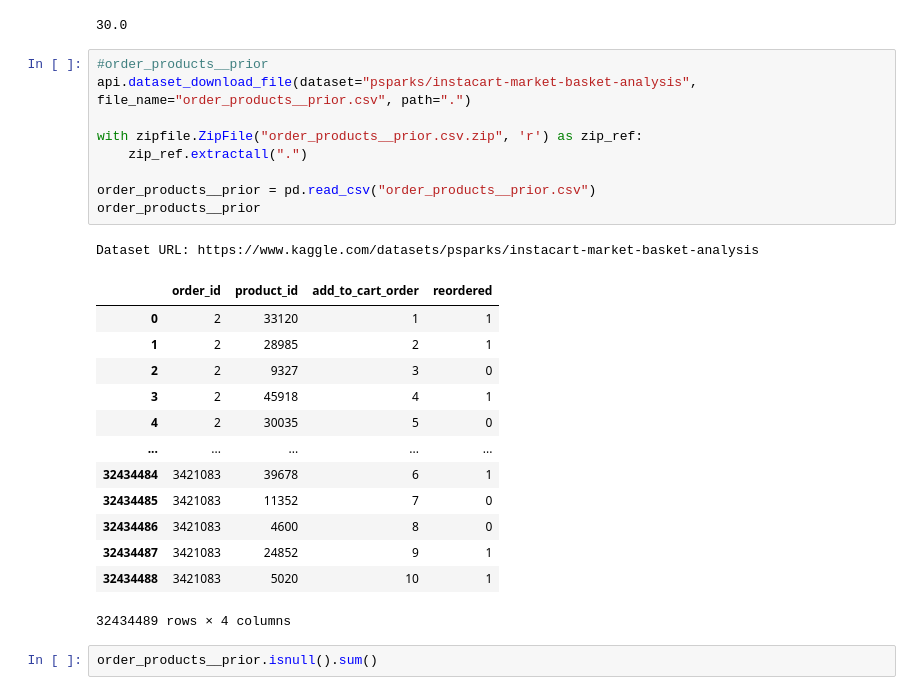
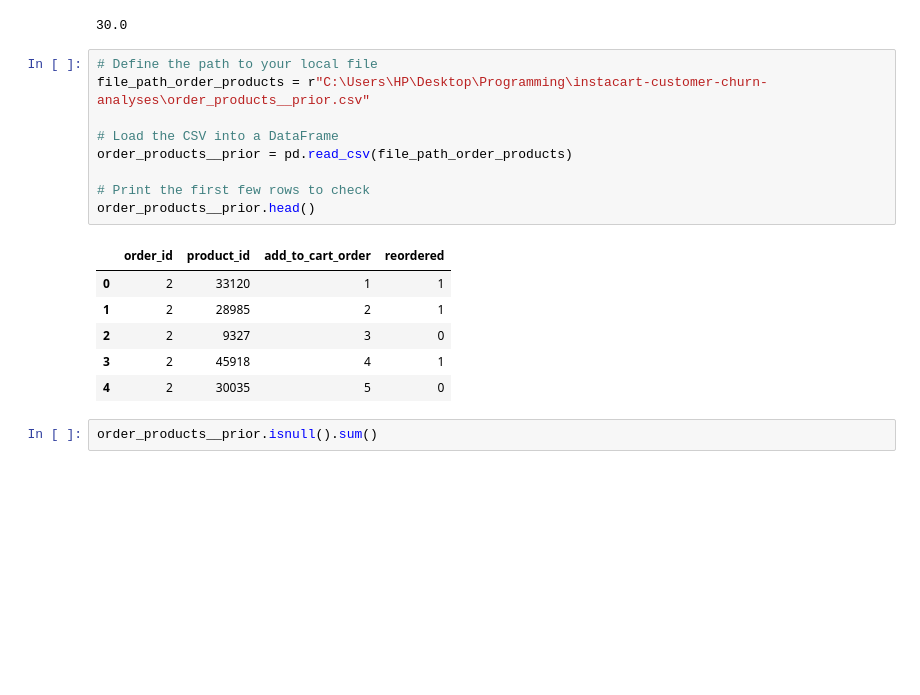
Before and after one commit to gunayazizova/instacart-customer-churn-analysis, a Jupyter notebook: Data_structure.ipynb, the cells around one changed output. Cells and saved outputs as stored; diff of their text form; blank space fills up the shorter version.

```diff
--- a/Data_structure.ipynb
+++ b/Data_structure.ipynb
@@ -61,29 +55,21 @@ orders_data['days_since_prior_order'].max()
 # %% [output]
 30.0
 # %%
-#order_products__prior
-api.dataset_download_file(dataset="psparks/instacart-market-basket-analysis", file_name="order_products__prior.csv", path=".")
+# Define the path to your local file
+file_path_order_products = r"C:\Users\HP\Desktop\Programming\instacart-customer-churn-analyses\order_products__prior.csv"
 
-with zipfile.ZipFile("order_products__prior.csv.zip", 'r') as zip_ref:
-    zip_ref.extractall(".")
+# Load the CSV into a DataFrame
+order_products__prior = pd.read_csv(file_path_order_products)
 
-order_products__prior = pd.read_csv("order_products__prior.csv")
-order_products__prior
+# Print the first few rows to check
+order_products__prior.head()
 # %% [output]
-Dataset URL: https://www.kaggle.com/datasets/psparks/instacart-market-basket-analysis
 |  | order_id | product_id | add_to_cart_order | reordered |
 | 0 | 2 | 33120 | 1 | 1 |
 | 1 | 2 | 28985 | 2 | 1 |
 | 2 | 2 | 9327 | 3 | 0 |
 | 3 | 2 | 45918 | 4 | 1 |
 | 4 | 2 | 30035 | 5 | 0 |
-| ... | ... | ... | ... | ... |
-| 32434484 | 3421083 | 39678 | 6 | 1 |
-| 32434485 | 3421083 | 11352 | 7 | 0 |
-| 32434486 | 3421083 | 4600 | 8 | 0 |
-| 32434487 | 3421083 | 24852 | 9 | 1 |
-| 32434488 | 3421083 | 5020 | 10 | 1 |
-32434489 rows × 4 columns
 # %%
 order_products__prior.isnull().sum()
 # %% [output]
```
Also changed, not shown: parts of 17 cells of this notebook.
